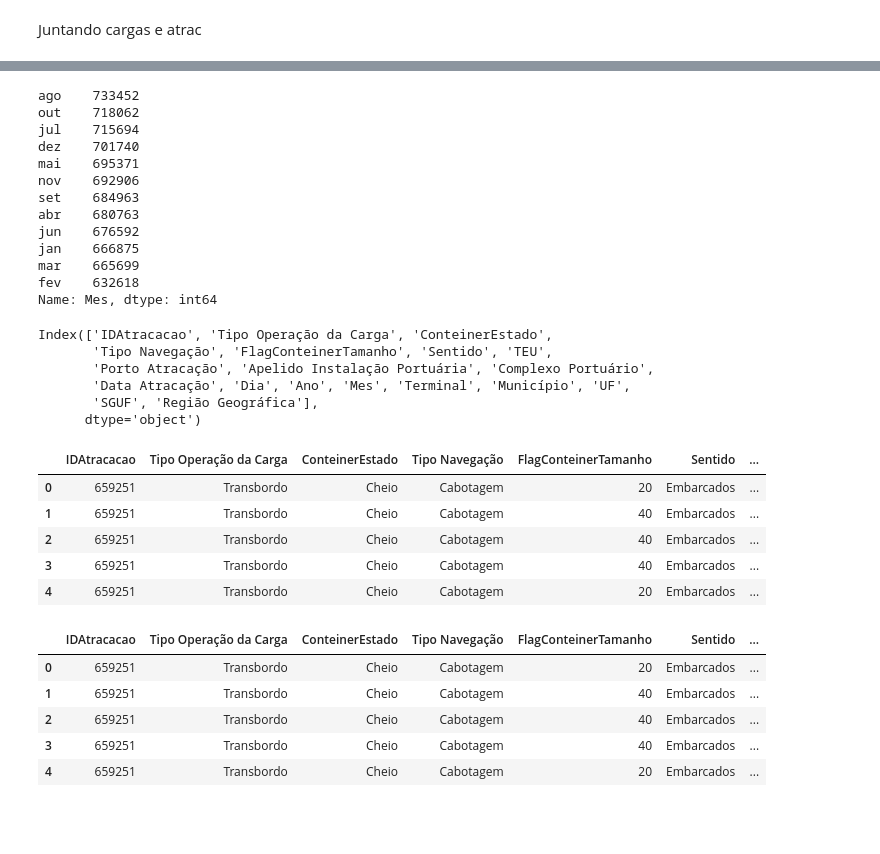
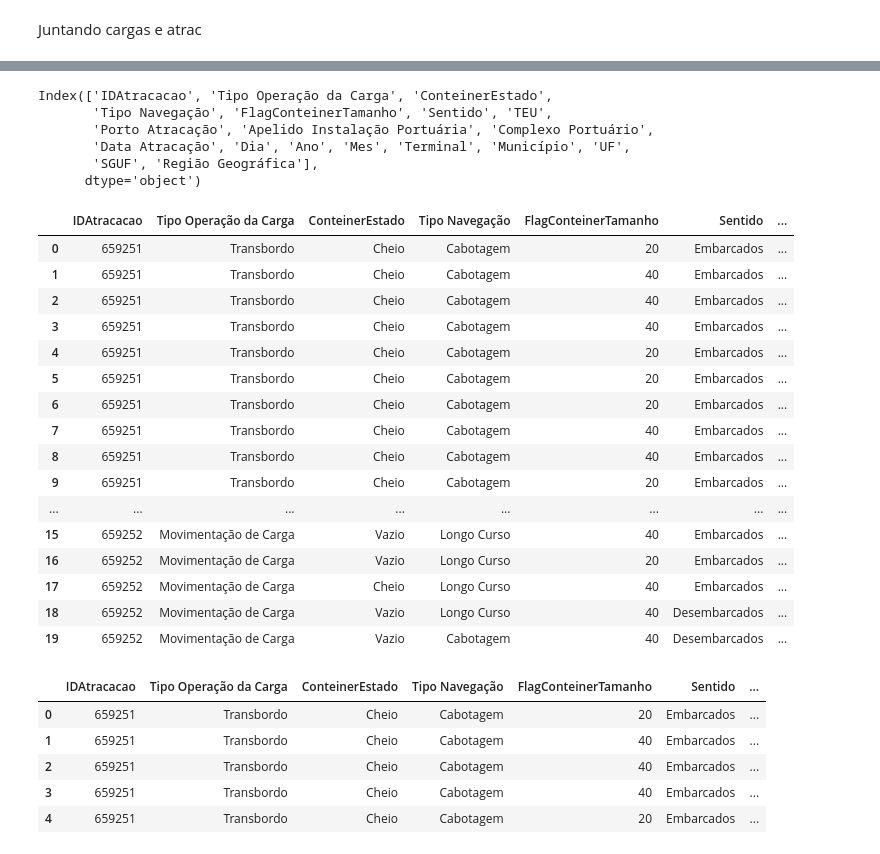
Before and after one commit to matheusmvinhas/TCC, a Jupyter notebook: TCC_v2_03_11_2021.ipynb, the cells around one changed output, grey strips where cells are left out. Saved outputs shown, nothing was run; the diff lists cells and outputs as text; code cells hidden in the pictures; blank space fills up the shorter version.

```diff
--- a/TCC_v2_03_11_2021.ipynb
+++ b/TCC_v2_03_11_2021.ipynb
@@ -39,3 +33,8 @@ print("ok")
 ok
 # %% [markdown]
 ##########################################  TRATAMENTO DE cargas  #############################################################
+# %%
+#teste
+for ano in range(2015,2020):
+    cargas_temp = pd.read_csv(f'C:/Users/Sea Group/Documents/TCC/BD_ANTAQ/{ano}/{ano}Carga.txt',sep =";")
+    cargas2 = pd.concat([cargas,cargas_temp], ignore_index=True)
@@ -41,0 +53,4 @@ ok
+# %%
+for ano in range(2015,2020):
+    atrac_temp = pd.read_csv(f'C:/Users/Sea Group/Documents/TCC/BD_ANTAQ/{ano}/{ano}Atracacao.txt',sep =";")
+    atrac = pd.concat([atrac,atrac_temp], ignore_index=True)
@@ -308,22 +265,6 @@ Data columns (total 19 columns):
  18  Região Geográfica             object
 dtypes: int32(2), int64(2), object(15)
 memory usage: 1.2+ GB
-# %%
-cargas_atrac['Mes'].value_counts()
-# %% [output]
-ago    733452
-out    718062
-jul    715694
-dez    701740
-mai    695371
-nov    692906
-set    684963
-abr    680763
-jun    676592
-jan    666875
-mar    665699
-fev    632618
-Name: Mes, dtype: int64
 # %%
 cargas_atrac.columns
 # %% [output]
@@ -334,14 +275,25 @@ Index(['IDAtracacao', 'Tipo Operação da Carga', 'ConteinerEstado',
        'SGUF', 'Região Geográfica'],
       dtype='object')
 # %%
-cargas_atrac.head()
+cargas_atrac.head(20)
 # %% [output]
 |  | IDAtracacao | Tipo Operação da Carga | ConteinerEstado | Tipo Navegação | FlagConteinerTamanho | Sentido | ... |
 | 0 | 659251 | Transbordo | Cheio | Cabotagem | 20 | Embarcados | ... |
 | 1 | 659251 | Transbordo | Cheio | Cabotagem | 40 | Embarcados | ... |
 | 2 | 659251 | Transbordo | Cheio | Cabotagem | 40 | Embarcados | ... |
 | 3 | 659251 | Transbordo | Cheio | Cabotagem | 40 | Embarcados | ... |
 | 4 | 659251 | Transbordo | Cheio | Cabotagem | 20 | Embarcados | ... |
+| 5 | 659251 | Transbordo | Cheio | Cabotagem | 20 | Embarcados | ... |
+| 6 | 659251 | Transbordo | Cheio | Cabotagem | 20 | Embarcados | ... |
+| 7 | 659251 | Transbordo | Cheio | Cabotagem | 40 | Embarcados | ... |
+| 8 | 659251 | Transbordo | Cheio | Cabotagem | 40 | Embarcados | ... |
+| 9 | 659251 | Transbordo | Cheio | Cabotagem | 20 | Embarcados | ... |
+| ... | ... | ... | ... | ... | ... | ... | ... |
+| 15 | 659252 | Movimentação de Carga | Vazio | Longo Curso | 40 | Embarcados | ... |
+| 16 | 659252 | Movimentação de Carga | Vazio | Longo Curso | 20 | Embarcados | ... |
+| 17 | 659252 | Movimentação de Carga | Cheio | Longo Curso | 40 | Embarcados | ... |
+| 18 | 659252 | Movimentação de Carga | Vazio | Longo Curso | 40 | Desembarcados | ... |
+| 19 | 659252 | Movimentação de Carga | Vazio | Cabotagem | 40 | Desembarcados | ... |
 # %%
 #A base fica muito pesada ao longo do tratamento, como o projeto é estudar apenas as movimentações portuárias em Santos,
 #é sugerido que apenas dados com Município = Santos sejam mantidos.
```
Also changed, not shown: parts of 72 cells of this notebook, 1 other file.
